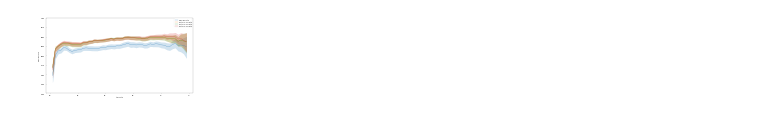
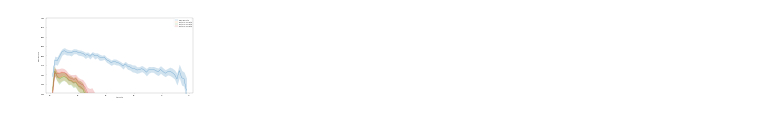
Before and after one commit to HuangMJJJJJ/wyc, a Jupyter notebook: Untitled-1.ipynb, the cells around one changed output. Saved outputs shown, nothing was run; the diff lists cells and outputs as text; code cells hidden in the pictures.

```diff
--- a/Untitled-1.ipynb
+++ b/Untitled-1.ipynb
@@ -4,32 +4,32 @@ import matplotlib.pyplot as plt
 import seaborn as sns
 # %%
 plt.figure(figsize=(19, 10), dpi=10)
-df = pd.read_csv("result_constRangeNum_mat_w2sim.csv")
+df = pd.read_csv("wine_result_constRangeNum_mat_w2sim.csv")
 ax = sns.lineplot(
     x="train ratio",
     y="base acc ratio",
     data=df,
 )
 ax = sns.lineplot(
     x="train ratio",
     y="methon1 acc ratio",
     data=df,
 )
 ax = sns.lineplot(
     x="train ratio",
     y="methon2 acc ratio",
     data=df,
 )
 ax = sns.lineplot(
     x="train ratio",
     y="methon3 acc ratio",
     data=df,
 )
 ax.legend(
     ["base acc ratio", "methon1 acc ratio", "methon2 acc ratio", "methon3 acc ratio"]
 )
-ax.set_ylim(0.8, 1)
+ax.set_ylim(0, 1)
 # plt.legend()
 plt.show()
 # %% [output]
-[figure, old version]
+[figure, new version]
```
Also changed, not shown: 21 other files.
